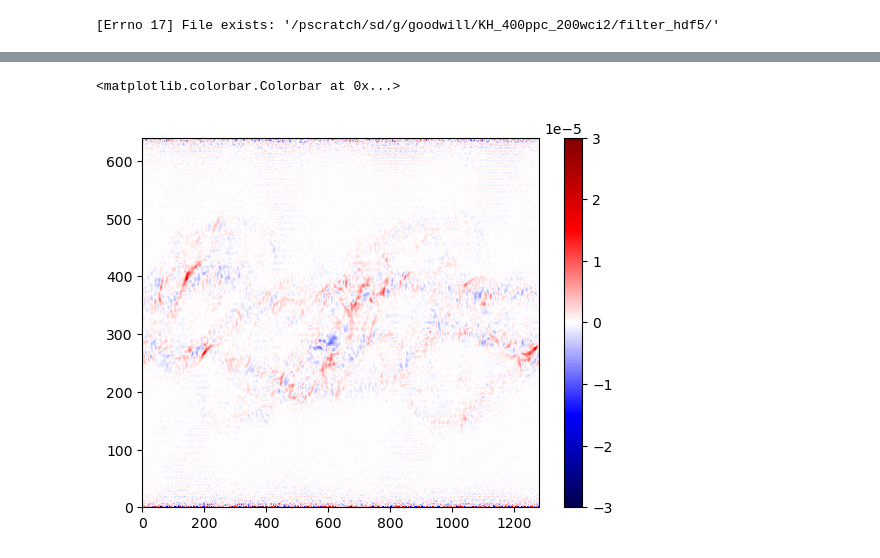
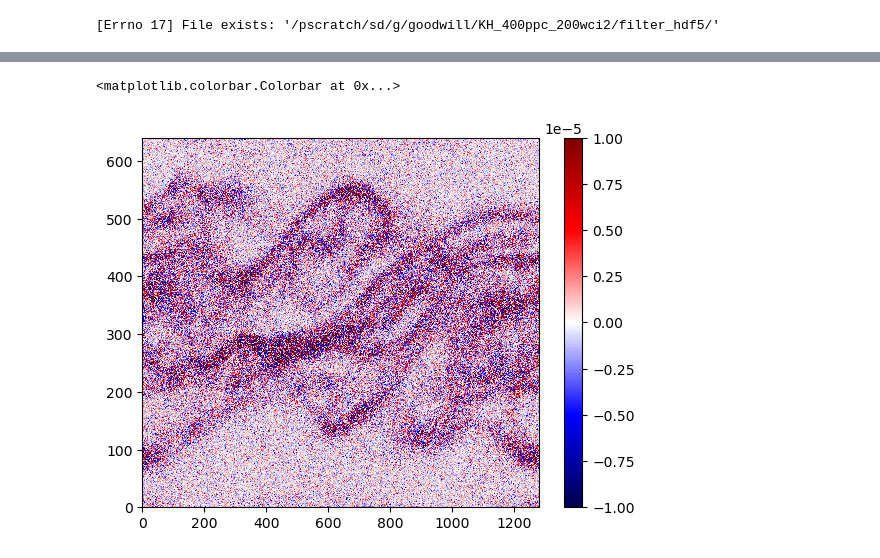
Before and after one commit to jgoodwill1/TurbPy, a Jupyter notebook: Analysis/Jupyter/hdf5_filter.ipynb, the cells around one changed output, grey strips where cells are left out. Drawn from its saved outputs; the diff is of its cells as text; code cells hidden in the pictures.

```diff
--- a/Analysis/Jupyter/hdf5_filter.ipynb
+++ b/Analysis/Jupyter/hdf5_filter.ipynb
@@ -368,14 +362,14 @@ def ps_av(dirs, sp = 'electron', n = False, save = True):
     pd.DataFrame({f'PS{sp[0]}': ps_av}).to_csv(dirs + f'ps{sp[0]}_av.csv', sep = ',')
   return ps_av
 # %%
-t = times[200]
+t = times[317]
 pth, pid = ps_calc(dirs, t, species = 'ion')
 # %%
-plt.pcolormesh(pid, cmap = 'seismic', vmin = -0.00003, vmax = 0.00003)
+plt.pcolormesh(pid, cmap = 'seismic', vmin = -0.00001, vmax = 0.00001)
 plt.colorbar()
 # %% [output]
 <matplotlib.colorbar.Colorbar at 0x...>
-[figure, old version]
+[figure, new version]
 # %%
 plt.pcolormesh(pth, cmap = 'seismic', vmin = -0.0001, vmax = 0.0001)
 plt.colorbar()
```
Also changed, not shown: parts of 12 cells of this notebook, 10 other files.
